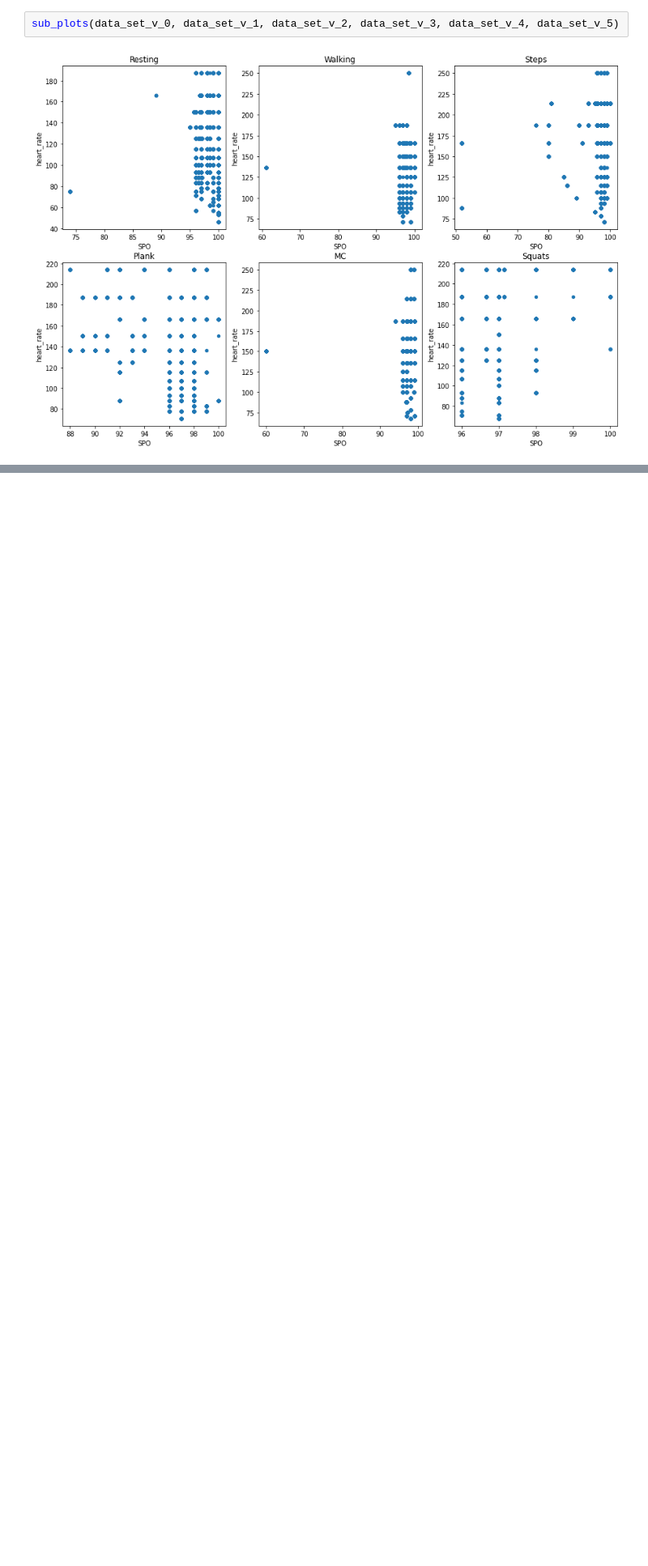
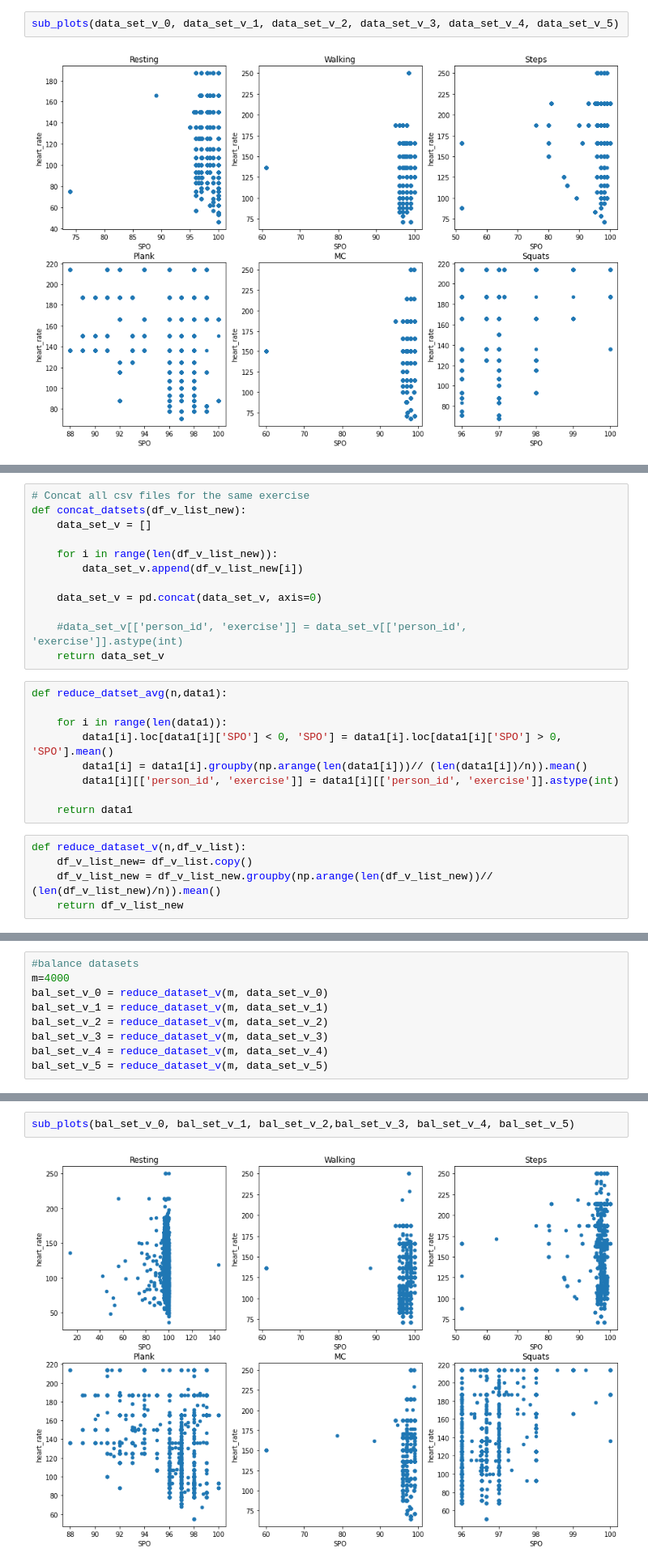
Before and after one commit to rushanmukherjee/Vitals-Classification-Data-Preparation, a Jupyter notebook: create_dataset/DS_data_group_18.ipynb, the cells around one changed output, grey strips where cells are left out. Shown at 81% size. Drawn from its saved outputs; the diff is of its cells as text; blank space fills up the shorter version.

```diff
--- a/create_dataset/DS_data_group_18.ipynb
+++ b/create_dataset/DS_data_group_18.ipynb
@@ -210,0 +263,26 @@ sub_plots(data_set_v_0, data_set_v_1, data_set_v_2, data_set_v_3, data_set_v_4,
+# %%
+# Concat all csv files for the same exercise
+def concat_datsets(df_v_list_new):
+    data_set_v = []
+
+    for i in range(len(df_v_list_new)):
+        data_set_v.append(df_v_list_new[i])
+
+    data_set_v = pd.concat(data_set_v, axis=0)
+
+    #data_set_v[['person_id', 'exercise']] = data_set_v[['person_id', 'exercise']].astype(int)
+    return data_set_v
+# %%
+def reduce_datset_avg(n,data1):
+
+    for i in range(len(data1)):
+        data1[i].loc[data1[i]['SPO'] < 0, 'SPO'] = data1[i].loc[data1[i]['SPO'] > 0, 'SPO'].mean()
+        data1[i] = data1[i].groupby(np.arange(len(data1[i]))// (len(data1[i])/n)).mean()
+        data1[i][['person_id', 'exercise']] = data1[i][['person_id', 'exercise']].astype(int)
+
+    return data1
+# %%
+def reduce_dataset_v(n,df_v_list):
+    df_v_list_new= df_v_list.copy()
+    df_v_list_new = df_v_list_new.groupby(np.arange(len(df_v_list_new))// (len(df_v_list_new)/n)).mean()
+    return df_v_list_new
@@ -210,0 +354,9 @@ sub_plots(data_set_v_0, data_set_v_1, data_set_v_2, data_set_v_3, data_set_v_4,
+# %%
+#balance datasets
+m=4000
+bal_set_v_0 = reduce_dataset_v(m, data_set_v_0)
+bal_set_v_1 = reduce_dataset_v(m, data_set_v_1)
+bal_set_v_2 = reduce_dataset_v(m, data_set_v_2)
+bal_set_v_3 = reduce_dataset_v(m, data_set_v_3)
+bal_set_v_4 = reduce_dataset_v(m, data_set_v_4)
+bal_set_v_5 = reduce_dataset_v(m, data_set_v_5)
@@ -210,0 +410,4 @@ sub_plots(data_set_v_0, data_set_v_1, data_set_v_2, data_set_v_3, data_set_v_4,
+# %%
+sub_plots(bal_set_v_0, bal_set_v_1, bal_set_v_2,bal_set_v_3, bal_set_v_4, bal_set_v_5)
+# %% [output]
+[figure, added]
```
Also changed, not shown: parts of 14 cells of this notebook, 1 other file.
